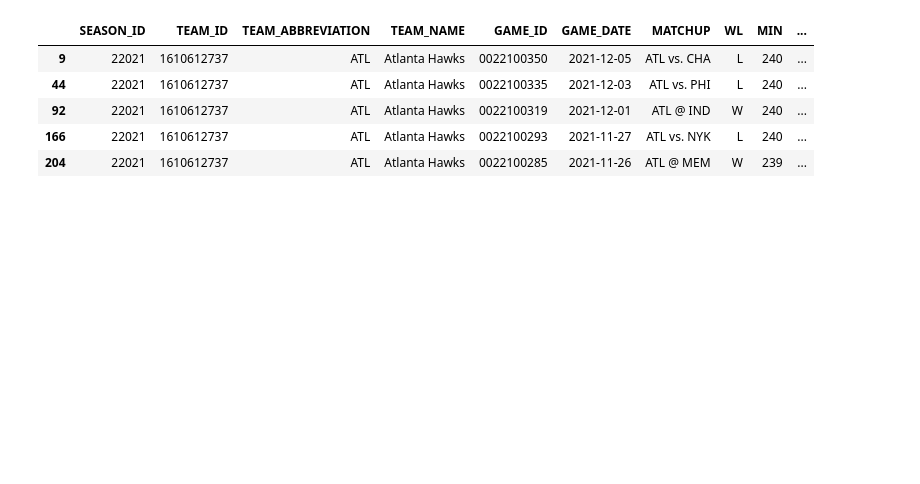
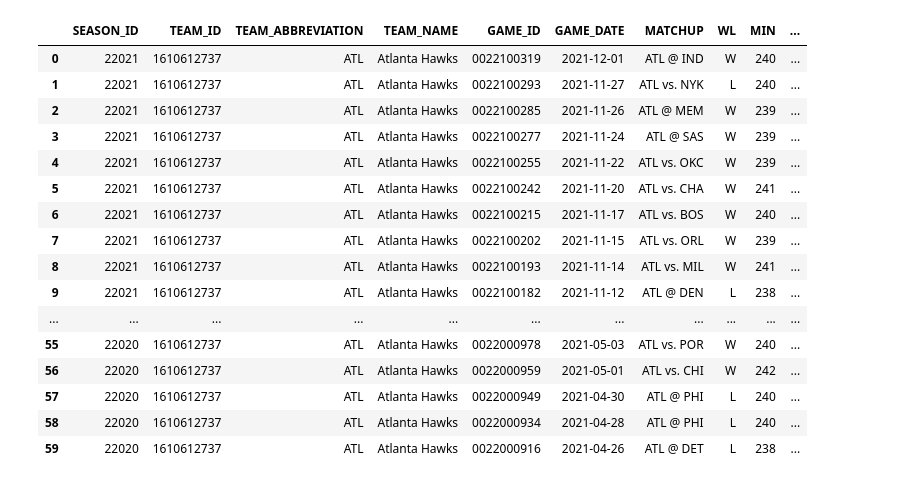
Before and after one commit to jtj60/Predicting-the-Scoring-Margin-of-NBA-Games-Using-Machine-Learning, a Jupyter notebook: code/main.ipynb, the cells around one changed output. Cells and saved outputs as stored; diff of their text form; code cells hidden in the pictures; blank space fills up the shorter version.

```diff
--- a/code/main.ipynb
+++ b/code/main.ipynb
@@ -3,38 +3,50 @@ import pandas as pd
 import seaborn as sns
 import numpy as np
 import matplotlib.pyplot as plt
 import statsmodels.api as sm
 import statsmodels.formula.api as smf
 from sklearn.model_selection import train_test_split
 from sklearn.preprocessing import scale
 from sklearn.linear_model import Ridge, Lasso, RidgeCV, LassoCV
 from sklearn.metrics import mean_squared_error
+
 
 from nba_api.stats.endpoints import leaguegamefinder
 from nba_api.stats.static import teams
 
 # Gets the box score of every single game (NBA + WNBA + others: nba.com doesn't seperate the leagues)
 # from 2014-2021 into a dataframe.
 all_games_finder = leaguegamefinder.LeagueGameFinder()
 all_games = all_games_finder.get_data_frames()[0]
 
 # Creates empty dataframe with the same column names passed in from the dataframe containing all the games.
 column_names = all_games.columns
 games = pd.DataFrame(columns = column_names)
 
 # Appends every game containing an NBA team in the all_games df to the games df.
 nba_teams = teams.get_teams()
 for team in nba_teams:
     temp_id = team['id']
-    games = games.append(all_games[all_games['TEAM_ID'] == temp_id])
+    games = games.append(all_games[all_games['TEAM_ID'] == temp_id]).reset_index(drop = True)
 
 pd.set_option('display.max_columns', None)
-games.head()
+games.head(60)
 # %% [output]
 |  | SEASON_ID | TEAM_ID | TEAM_ABBREVIATION | TEAM_NAME | GAME_ID | GAME_DATE | MATCHUP | WL | MIN | ... |
-| 9 | 22021 | 1610612737 | ATL | Atlanta Hawks | 0022100350 | 2021-12-05 | ATL vs. CHA | L | 240 | ... |
-| 44 | 22021 | 1610612737 | ATL | Atlanta Hawks | 0022100335 | 2021-12-03 | ATL vs. PHI | L | 240 | ... |
-| 92 | 22021 | 1610612737 | ATL | Atlanta Hawks | 0022100319 | 2021-12-01 | ATL @ IND | W | 240 | ... |
-| 166 | 22021 | 1610612737 | ATL | Atlanta Hawks | 0022100293 | 2021-11-27 | ATL vs. NYK | L | 240 | ... |
-| 204 | 22021 | 1610612737 | ATL | Atlanta Hawks | 0022100285 | 2021-11-26 | ATL @ MEM | W | 239 | ... |
+| 0 | 22021 | 1610612737 | ATL | Atlanta Hawks | 0022100319 | 2021-12-01 | ATL @ IND | W | 240 | ... |
+| 1 | 22021 | 1610612737 | ATL | Atlanta Hawks | 0022100293 | 2021-11-27 | ATL vs. NYK | L | 240 | ... |
+| 2 | 22021 | 1610612737 | ATL | Atlanta Hawks | 0022100285 | 2021-11-26 | ATL @ MEM | W | 239 | ... |
+| 3 | 22021 | 1610612737 | ATL | Atlanta Hawks | 0022100277 | 2021-11-24 | ATL @ SAS | W | 239 | ... |
+| 4 | 22021 | 1610612737 | ATL | Atlanta Hawks | 0022100255 | 2021-11-22 | ATL vs. OKC | W | 239 | ... |
+| 5 | 22021 | 1610612737 | ATL | Atlanta Hawks | 0022100242 | 2021-11-20 | ATL vs. CHA | W | 241 | ... |
+| 6 | 22021 | 1610612737 | ATL | Atlanta Hawks | 0022100215 | 2021-11-17 | ATL vs. BOS | W | 240 | ... |
+| 7 | 22021 | 1610612737 | ATL | Atlanta Hawks | 0022100202 | 2021-11-15 | ATL vs. ORL | W | 239 | ... |
+| 8 | 22021 | 1610612737 | ATL | Atlanta Hawks | 0022100193 | 2021-11-14 | ATL vs. MIL | W | 241 | ... |
+| 9 | 22021 | 1610612737 | ATL | Atlanta Hawks | 0022100182 | 2021-11-12 | ATL @ DEN | L | 238 | ... |
+| ... | ... | ... | ... | ... | ... | ... | ... | ... | ... | ... |
+| 55 | 22020 | 1610612737 | ATL | Atlanta Hawks | 0022000978 | 2021-05-03 | ATL vs. POR | W | 240 | ... |
+| 56 | 22020 | 1610612737 | ATL | Atlanta Hawks | 0022000959 | 2021-05-01 | ATL vs. CHI | W | 242 | ... |
+| 57 | 22020 | 1610612737 | ATL | Atlanta Hawks | 0022000949 | 2021-04-30 | ATL @ PHI | L | 240 | ... |
+| 58 | 22020 | 1610612737 | ATL | Atlanta Hawks | 0022000934 | 2021-04-28 | ATL @ PHI | L | 240 | ... |
+| 59 | 22020 | 1610612737 | ATL | Atlanta Hawks | 0022000916 | 2021-04-26 | ATL @ DET | L | 238 | ... |
 # %%
```
Also changed, not shown: parts of 13 cells of this notebook.
